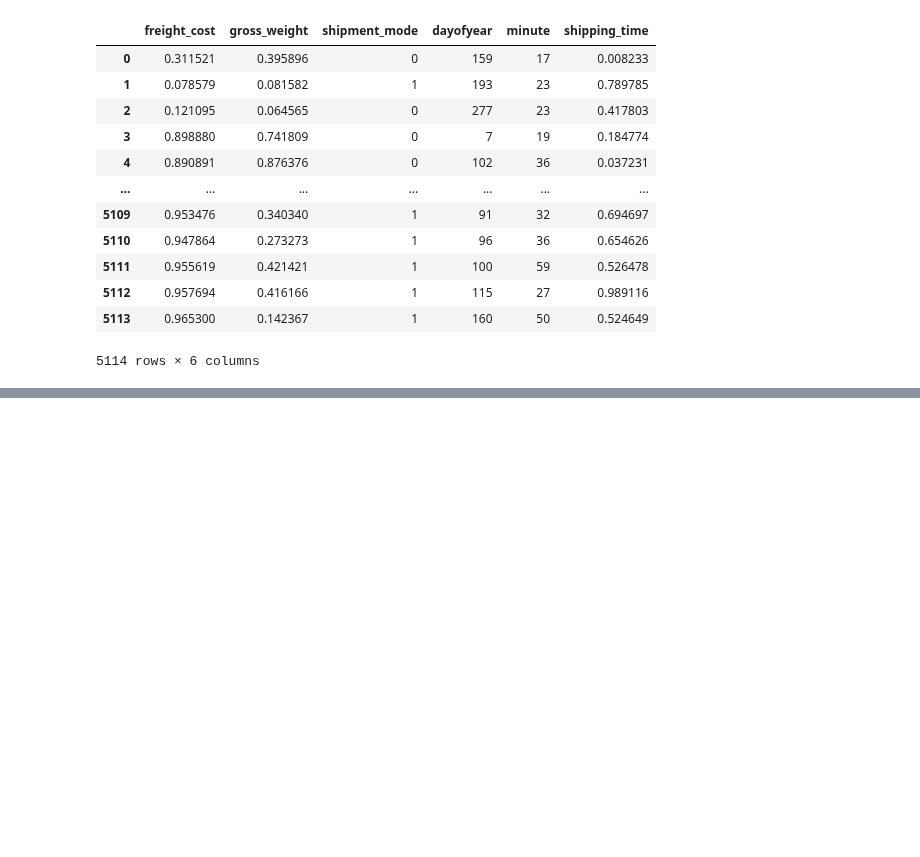
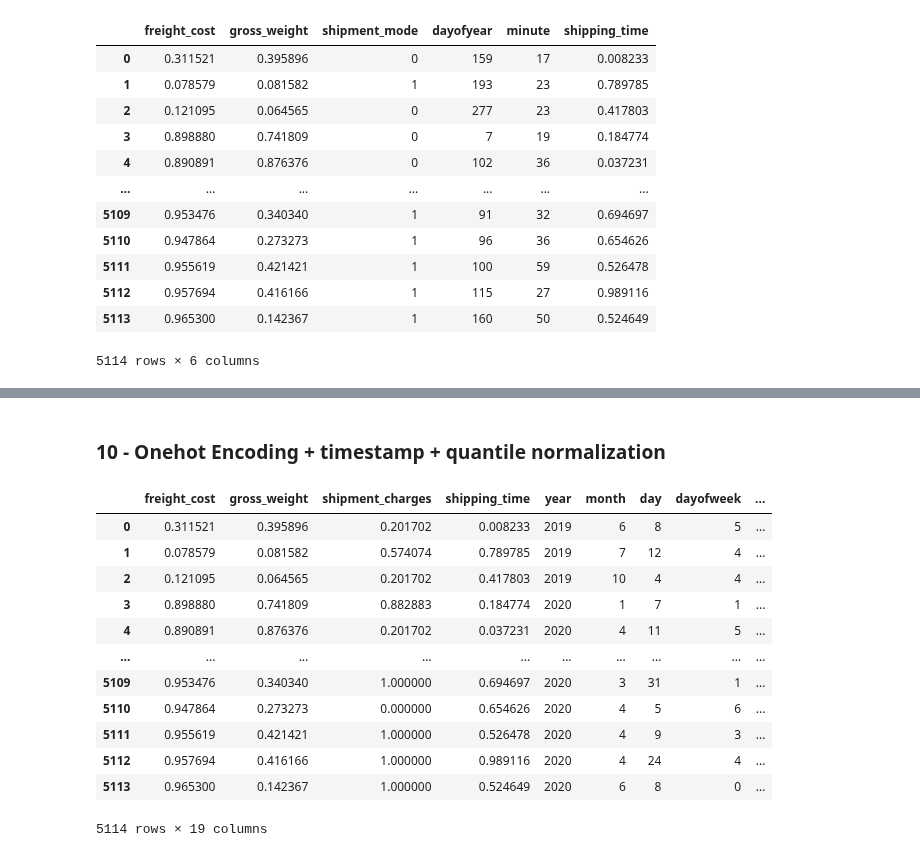
Before and after one commit to alu0101351773/TAAD_practicas, a Jupyter notebook: src/regression.ipynb, the cells around one changed output, grey strips where cells are left out. Drawn from its saved outputs; the diff is of its cells as text; code cells hidden in the pictures; blank space fills up the shorter version.

```diff
--- a/src/regression.ipynb
+++ b/src/regression.ipynb
@@ -816,0 +817,45 @@ plot_results(test_results, y_test)
+# %% [markdown]
+### 10 - Onehot Encoding + timestamp + quantile normalization
+# %%
+df_10 = df.copy(deep = True)
+
+# Conversión de tiempo a categorias
+df_10['send_timestamp'] = pd.to_datetime(df_10['send_timestamp'])
+df_10["year"] =         df_10["send_timestamp"].dt.year
+df_10["month"] =        df_10["send_timestamp"].dt.month
+df_10["day"] =          df_10["send_timestamp"].dt.day
+df_10["dayofweek"] =    df_10["send_timestamp"].dt.day_of_week
+df_10["dayofyear"] =    df_10["send_timestamp"].dt.day_of_year
+df_10["hour"] =         df_10["send_timestamp"].dt.hour
+df_10["minute"] =       df_10["send_timestamp"].dt.minute
+df_10.drop(columns="send_timestamp", inplace=True)
+
+# Onehot encoding
+df_10 = pd.get_dummies(df_10, dtype=int)
+
+# Normalizado de variables numéricas por Quantile
+numerical_list = [
+    'freight_cost',
+    'gross_weight',
+    'shipment_charges',
+    'shipping_time'
+]
+for col in numerical_list:
+    df_10[col] = QuantileTransformer().fit_transform(df_10[[col]])
+
+
+display(df_10)
+# %% [output]
+|  | freight_cost | gross_weight | shipment_charges | shipping_time | year | month | day | dayofweek | ... |
+| 0 | 0.311521 | 0.395896 | 0.201702 | 0.008233 | 2019 | 6 | 8 | 5 | ... |
+| 1 | 0.078579 | 0.081582 | 0.574074 | 0.789785 | 2019 | 7 | 12 | 4 | ... |
+| 2 | 0.121095 | 0.064565 | 0.201702 | 0.417803 | 2019 | 10 | 4 | 4 | ... |
+| 3 | 0.898880 | 0.741809 | 0.882883 | 0.184774 | 2020 | 1 | 7 | 1 | ... |
+| 4 | 0.890891 | 0.876376 | 0.201702 | 0.037231 | 2020 | 4 | 11 | 5 | ... |
+| ... | ... | ... | ... | ... | ... | ... | ... | ... | ... |
+| 5109 | 0.953476 | 0.340340 | 1.000000 | 0.694697 | 2020 | 3 | 31 | 1 | ... |
+| 5110 | 0.947864 | 0.273273 | 0.000000 | 0.654626 | 2020 | 4 | 5 | 6 | ... |
+| 5111 | 0.955619 | 0.421421 | 1.000000 | 0.526478 | 2020 | 4 | 9 | 3 | ... |
+| 5112 | 0.957694 | 0.416166 | 1.000000 | 0.989116 | 2020 | 4 | 24 | 4 | ... |
+| 5113 | 0.965300 | 0.142367 | 1.000000 | 0.524649 | 2020 | 6 | 8 | 0 | ... |
+5114 rows × 19 columns
```
Also changed, not shown: parts of 21 cells of this notebook.
